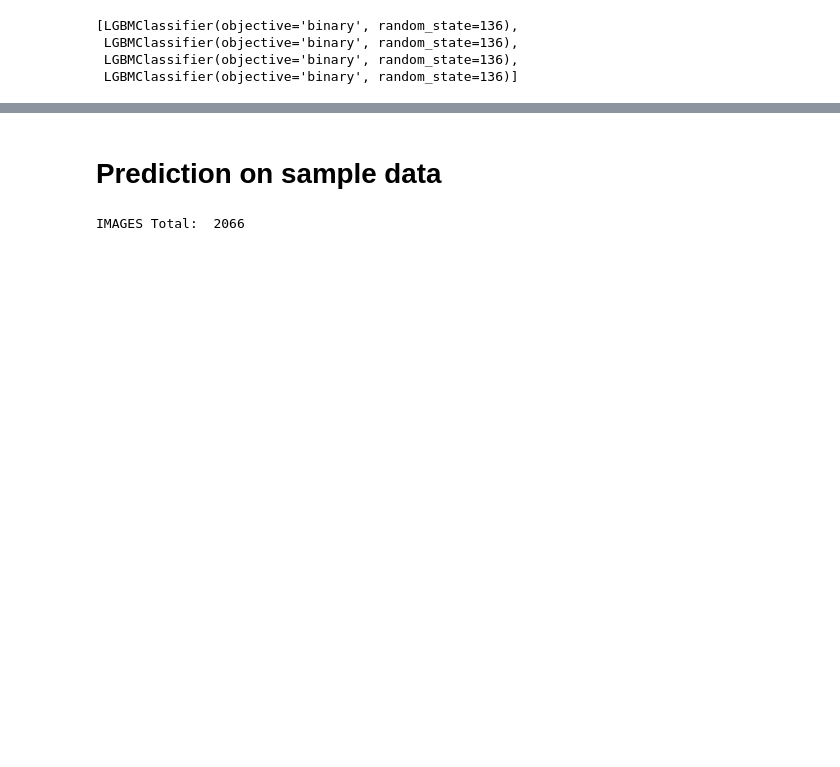
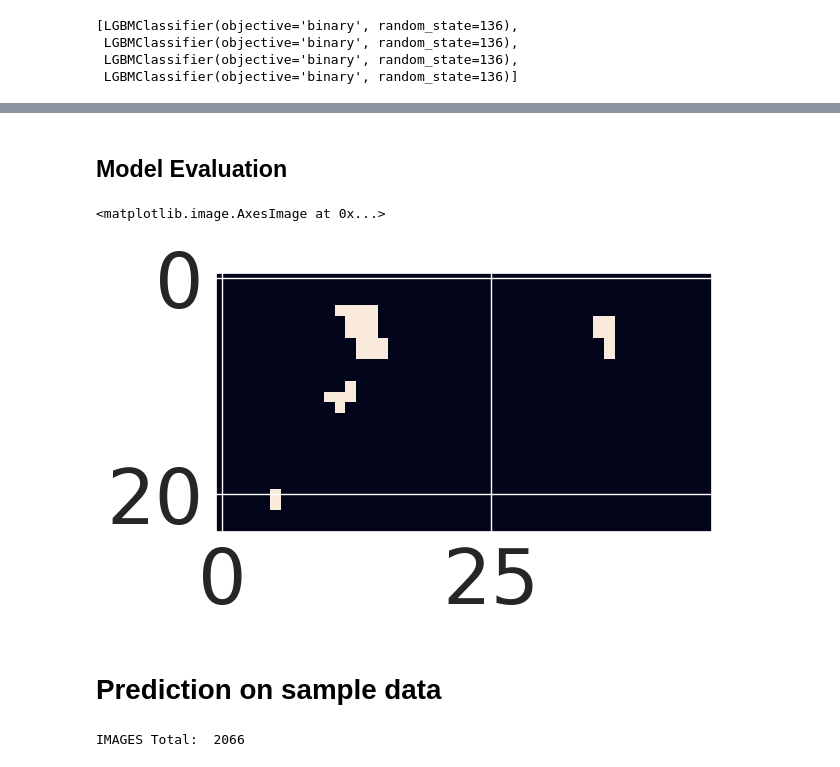
Before and after one commit to tetaud-sebastien/solafune-solar-panel-detection, a Jupyter notebook: Notebooks/base_ML.ipynb, the cells around one changed output, grey strips where cells are left out. Cells and saved outputs as stored; diff of their text form; code cells hidden in the pictures; blank space fills up the shorter version.

```diff
--- a/Notebooks/base_ML.ipynb
+++ b/Notebooks/base_ML.ipynb
@@ -149,3 +180,45 @@ plt.show()
+# %% [markdown]
+## Model Evaluation
+# %%
+import os
+import cv2
+if not os.path.isdir('validation'):
+    os.mkdir('validation')
+
+
+for i, (t, m_gt) in tqdm.tqdm(enumerate(zip(df_test['rgb_path'].values, df_test['mask_path'].values))):
+    basename = os.path.basename(m_gt)
+    basename = basename.replace("tif","png")
+    output_file = f'validation/{basename}'
+
+    img = tifffile.imread(t).astype(np.float64)
+    mask_gt = tifffile.imread(m_gt).astype(np.float64)
+    # img = np.delete(img,[6,7,8],2)
+
+    X = img.reshape(-1, 12)
+    # X = img.reshape(-1, 9)
+    shape_mask = mask_gt.shape
+
+    pred = 0
+    for model in models:
+        pred = model.predict_proba(X) / len(models)
+
+    pred_mask = (pred[:,1] > threshold).astype(np.uint8)
+    pred_mask = np.argmax(pred, axis=1).astype(np.uint8)
+
+    pred_mask = pred_mask.reshape(shape_mask[0], shape_mask[1])
+
+    final = np.hstack([mask_gt,pred_mask])
+
+    final = cv2.merge((final,final,final))
+    final = final * 255
+
+    cv2.imwrite(output_file, final)
+# %%
+plt.imshow(final)
+# %% [output]
+<matplotlib.image.AxesImage at 0x...>
+[figure, added]
 # %% [markdown]
 # Prediction on sample data
 # %%
```
Also changed, not shown: parts of 11 cells of this notebook.
